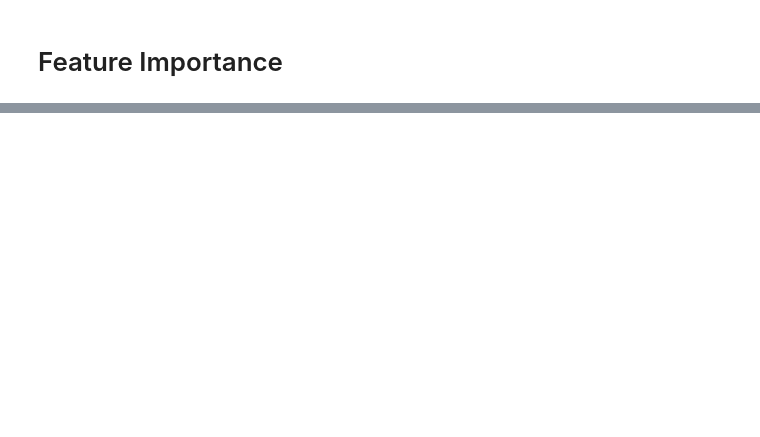
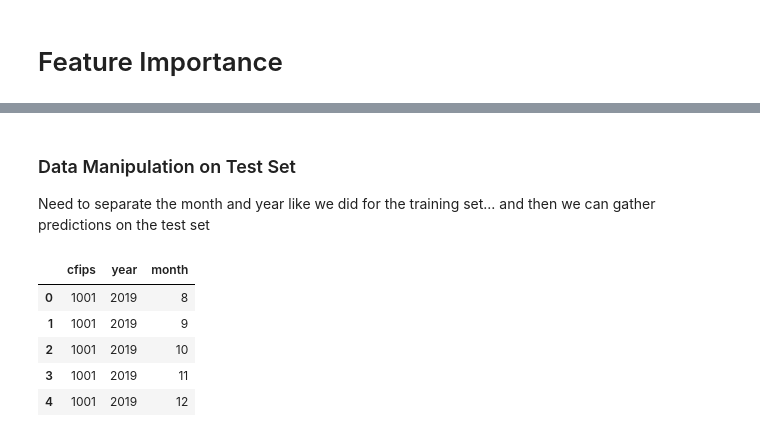
Before and after one commit to MohitSoni11/Kaggle-GoDaddy-Microbusiness-Density-Forecasting, a Jupyter notebook: basic-model.ipynb, the cells around one changed output, grey strips where cells are left out. Saved outputs shown, nothing was run; the diff lists cells and outputs as text; code cells hidden in the pictures; blank space fills up the shorter version.

```diff
--- a/basic-model.ipynb
+++ b/basic-model.ipynb
@@ -271,0 +285,13 @@ plt.bar(np.array(X.columns), feature_importance);
+# %% [markdown]
+### Data Manipulation on Test Set
+
+Need to separate the month and year like we did for the training set... and then we can gather predictions on the test set
+# %%
+X.head()
+# %% [output]
+|  | cfips | year | month |
+| 0 | 1001 | 2019 | 8 |
+| 1 | 1001 | 2019 | 9 |
+| 2 | 1001 | 2019 | 10 |
+| 3 | 1001 | 2019 | 11 |
+| 4 | 1001 | 2019 | 12 |
```
Also changed, not shown: parts of 19 cells of this notebook.
